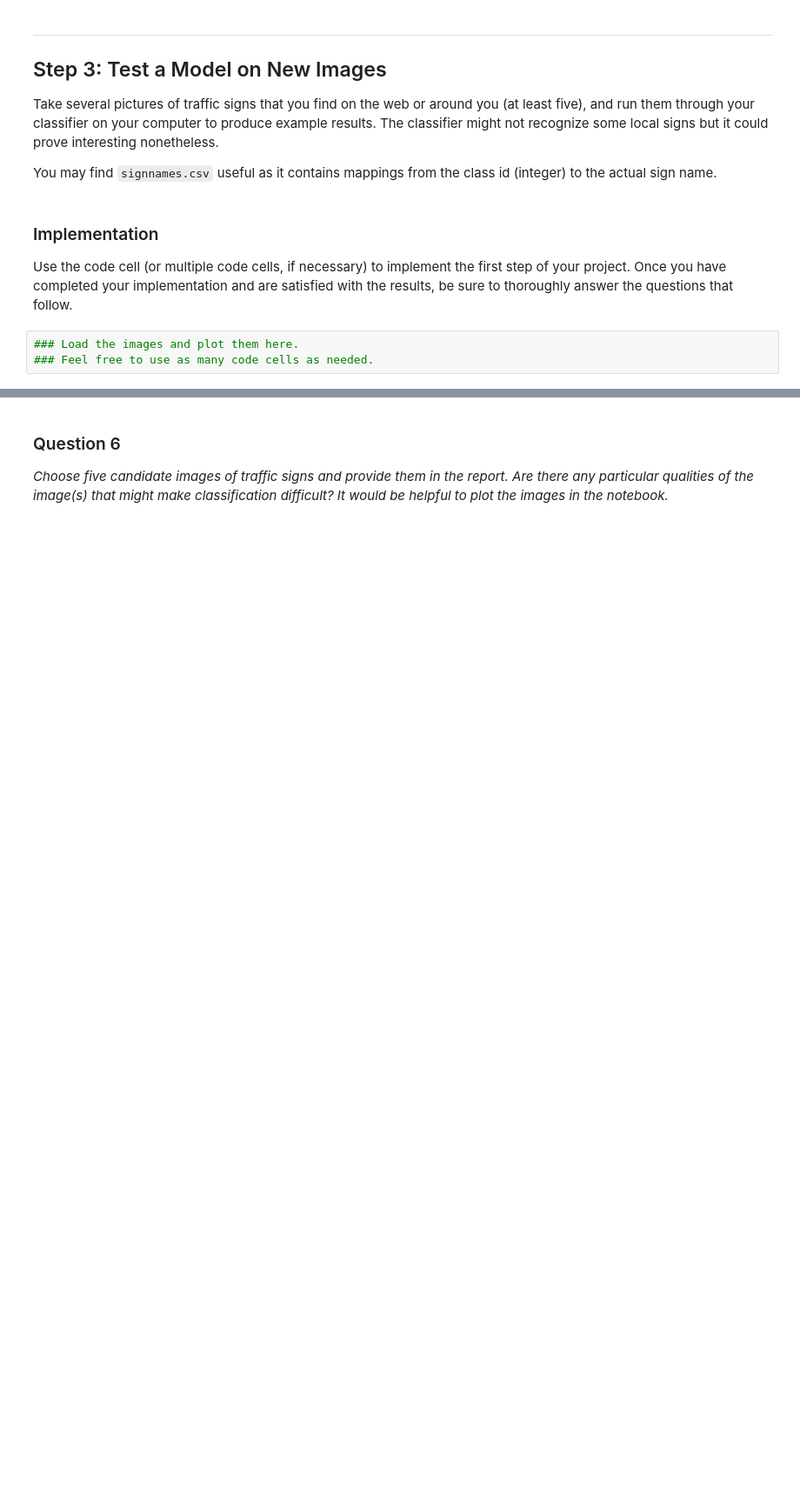
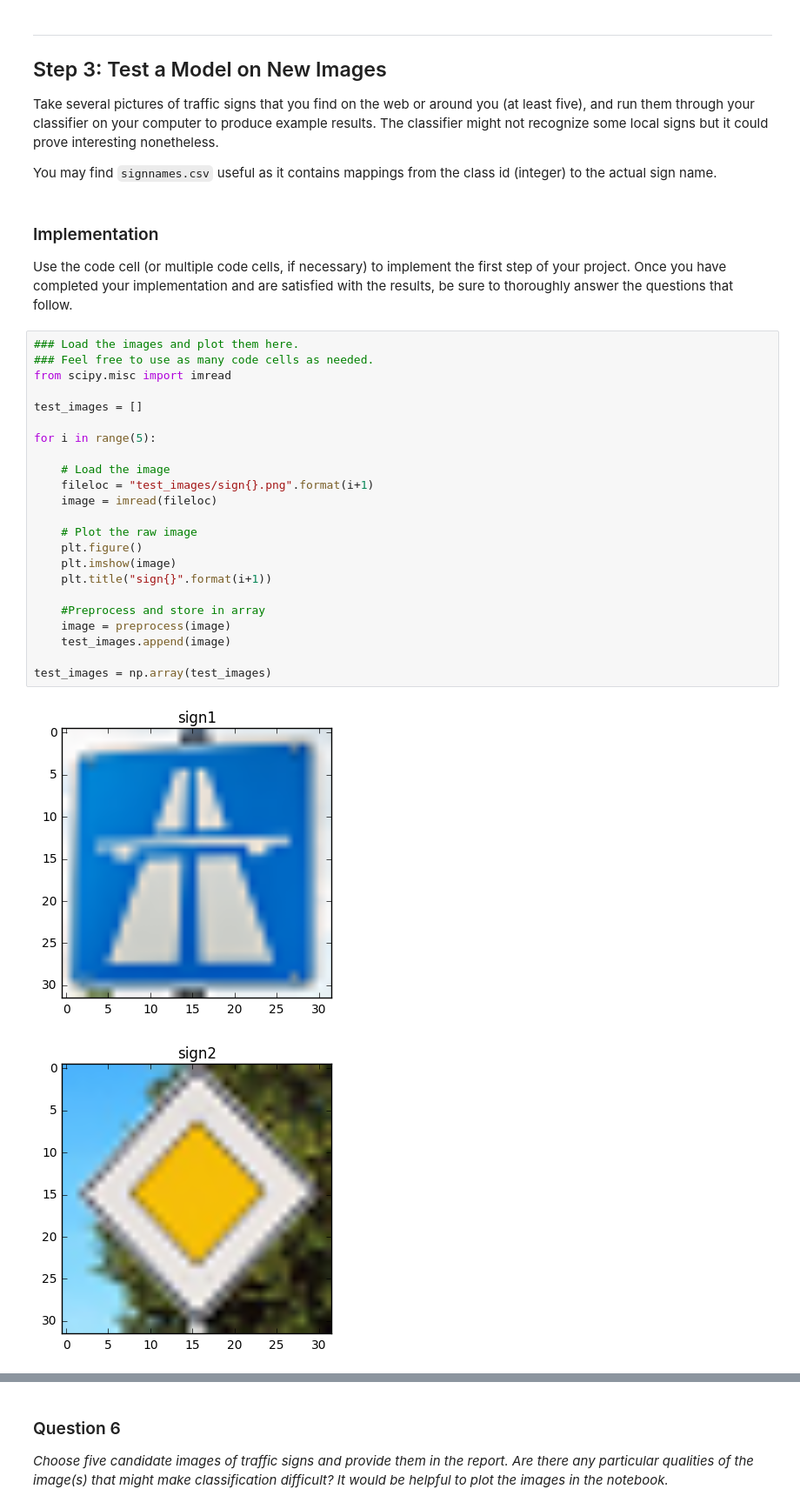
Before and after one commit to kevinpalm/udacity_traffic_signs, a Jupyter notebook: Traffic_Signs_Recognition.ipynb, the cells around one changed output, grey strips where cells are left out. Shown at 87% size. Saved outputs shown, nothing was run; the diff lists cells and outputs as text; blank space fills up the shorter version.

```diff
--- a/Traffic_Signs_Recognition.ipynb
+++ b/Traffic_Signs_Recognition.ipynb
@@ -411,6 +413,29 @@ You may find `signnames.csv` useful as it contains mappings from the class id (i
 ### Implementation
 
 Use the code cell (or multiple code cells, if necessary) to implement the first step of your project. Once you have completed your implementation and are satisfied with the results, be sure to thoroughly answer the questions that follow.
-# %%
-### Load the images and plot them here.
-### Feel free to use as many code cells as needed.
+# %%
+### Load the images and plot them here.
+### Feel free to use as many code cells as needed.
+from scipy.misc import imread
+
+test_images = []
+
+for i in range(5):
+
+    # Load the image
+    fileloc = "test_images/sign{}.png".format(i+1)
+    image = imread(fileloc)
+
+    # Plot the raw image
+    plt.figure()
+    plt.imshow(image)
+    plt.title("sign{}".format(i+1))
+
+    #Preprocess and store in array
+    image = preprocess(image)
+    test_images.append(image)
+
+test_images = np.array(test_images)
+# %% [output]
+[figure, added]
+[figure, added]
```
Also changed, not shown: parts of 20 cells of this notebook, 4 other files.
